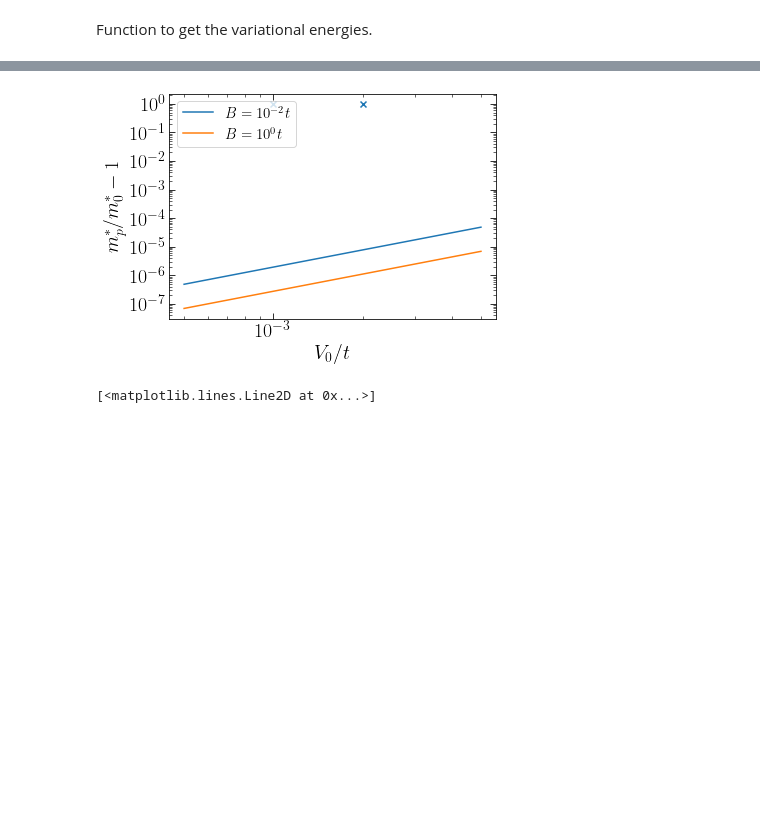
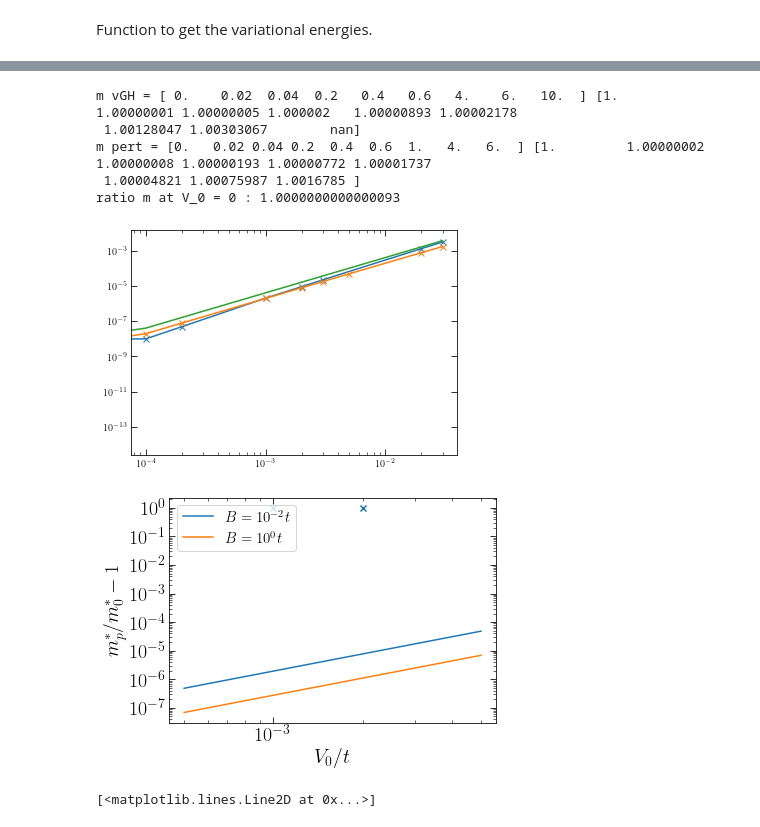
Before and after one commit to Progklui/rotor_lattice_models, a Jupyter notebook: perturbation_theory.ipynb, the cells around one changed output, grey strips where cells are left out. Cells and saved outputs as stored; diff of their text form; code cells hidden in the pictures; blank space fills up the shorter version.

```diff
--- a/perturbation_theory.ipynb
+++ b/perturbation_theory.ipynb
@@ -619,7 +619,7 @@ def calc_eff_mass(self_E_prime, V_0, tx, ty, B):
     return eff_mass_x, eff_mass_y
 # %%
 def eff_mass_V_0_range(V_0_eff_mass_range, params):
-    h = 1e-3
+    h = 1e-6
 
     eff_mass_x_arr = np.zeros(len(V_0_eff_mass_range))
     eff_mass_y_arr = np.zeros(len(V_0_eff_mass_range))
@@ -637,7 +637,7 @@ def eff_mass_V_0_range(V_0_eff_mass_range, params):
 # %% [markdown]
 ### Perturbative effective masses
 # %%
-V_0_eff_mass_range = np.linspace(0,1,11) #np.append(V_0_range1, V_0_range2)
+V_0_eff_mass_range = np.array([0.0,0.02,0.04,0.2,0.4,0.6,1,4.0,6.0])  #np.linspace(0,1,11) #np.append(V_0_range1, V_0_range2)
 
 params["B"] = 1
 params["tx"] = 100
@@ -645,7 +645,7 @@ params["ty"] = 100
 print('Eff Mass cal for B = ', params["B"], ':\n')
 eff_mass1_x_B_1, eff_mass1_y_B_1 = eff_mass_V_0_range(V_0_eff_mass_range, params)
 
-params["B"] = 0.5
+params["B"] = 100
 params["tx"] = 100
 params["ty"] = 100
 print('\nEff Mass cal for B = ', params["B"], ':\n')
@@ -676,7 +694,7 @@ tx = 100
 ty = 100
 t = tx+ty
 
-V_eff_mass_vGH = np.array([0.0,0.2,0.4,0.6])
+V_eff_mass_vGH = np.array([0.0,0.02,0.04,0.2,0.4,0.6,4.0,6.0,10]) # np.array([0.0,0.02,0.04,0.2,0.4,0.6])
 
 params["Mx"] = 64
 params["My"] = 64
@@ -711,28 +738,45 @@ E qy=1 : [-399.03694533+0.00000000e+00j -399.03719534-4.16338316e-15j
 # %%
-def var_eff_mass(E_q, E_0, M):
-    finite_diff_factor = (2*(1-np.cos(2*np.pi/M))/(2*np.pi/M)**2)**(-1)
-    return ((2*(E_q-E_0)/(2*np.pi/M)**2)**(-1))/finite_diff_factor
+def var_eff_mass(E_q, E_0, t, M):
+    m_0_finite_diff = (t*M**2*(1-np.cos(2*np.pi/M))/np.pi**2)**(-1)
+    return ((2*(E_q-E_0)/(2*np.pi/M)**2)**(-1))/m_0_finite_diff
 # %%
 eff_mass_x_0 = 1/(2*tx)
 eff_mass_y_0 = 1/(2*ty)
 
-eff_mass_x_vGH_ratio = var_eff_mass(E_vGH1_qx, E_vGH1_q0, 64).real/eff_mass_x_0
+eff_mass_x_vGH_ratio = var_eff_mass(E_vGH1_qx, E_vGH1_q0, tx, 64).real #/eff_mass_x_0
 eff_mass1_x_B_1_ratio = eff_mass1_x_B_1/eff_mass_x_0
 eff_mass1_x_B_200_ratio = eff_mass1_x_B_200/eff_mass_x_0
 fac = eff_mass_x_vGH_ratio[0]/eff_mass1_x_B_1_ratio[0]
 
 print('m vGH =', V_eff_mass_vGH, eff_mass_x_vGH_ratio)
 print('m pert =', V_0_eff_mass_range, eff_mass1_x_B_1_ratio)
+
+#print(eff_mass1_x_B_1_ratio-eff_mass_x_vGH_ratio)
 print('ratio m at V_0 = 0 :', fac)
 
-plt.scatter(V_eff_mass_vGH, eff_mass_x_vGH_ratio-1, marker='x') # - ((eff_mass_x_vGH.real/0.005)[0]-(eff_mass1_x_B_2/0.005)[0])
-plt.plot(V_0_eff_mass_range, eff_mass1_x_B_200_ratio-1)
+plt.plot(V_eff_mass_vGH/200, eff_mass_x_vGH_ratio-1, marker='x') # - ((eff_mass_x_vGH.real/0.005)[0]-(eff_mass1_x_B_2/0.005)[0])
+plt.plot(V_0_eff_mass_range/200, eff_mass1_x_B_1_ratio-1, marker='x')
+plt.plot(V_0_eff_mass_range/200, 0.0001*V_0_eff_mass_range**2)
+#plt.xlim(0,0.005)
+#plt.ylim(-0.001,0.01)
+plt.xscale('log')
+plt.yscale('log')
 
-#plt.ylim(-0.001,0.01)
-#plt.xscale('log')
-#plt.yscale('log')
+plt.tick_params(axis='x', direction='in', length=6, top=True)
+plt.tick_params(axis='y', direction='in', length=6, right=True)
+plt.tick_params(axis='x', which='minor', direction='in', length=3, top=True)
+plt.tick_params(axis='y', which='minor', direction='in', length=3, right=True)
+
+plt.tick_params(which='minor', axis='y', direction='in', right=True)
 
 #plt.scatter(V_eff_mass_vGH/t, eff_mass_to_plot(eff_mass_x_vGH.real, eff_mass_x_0), marker='x')
+# %% [output]
+m vGH = [ 0.    0.02  0.04  0.2   0.4   0.6   4.    6.   10.  ] [1.         1.00000001 1.00000005 1.000002   1.00000893 1.00002178
+ 1.00128047 1.00303067        nan]
+m pert = [0.   0.02 0.04 0.2  0.4  0.6  1.   4.   6.  ] [1.         1.00000002 1.00000008 1.00000193 1.00000772 1.00001737
+ 1.00004821 1.00075987 1.0016785 ]
+ratio m at V_0 = 0 : 1.0000000000000093
+[figure, added]
 # %%
 def eff_mass_to_plot(eff_mass, eff_mass_0):
     return eff_mass/eff_mass_0 - 1
```
Also changed, not shown: parts of 4 cells of this notebook, 1 other file.
